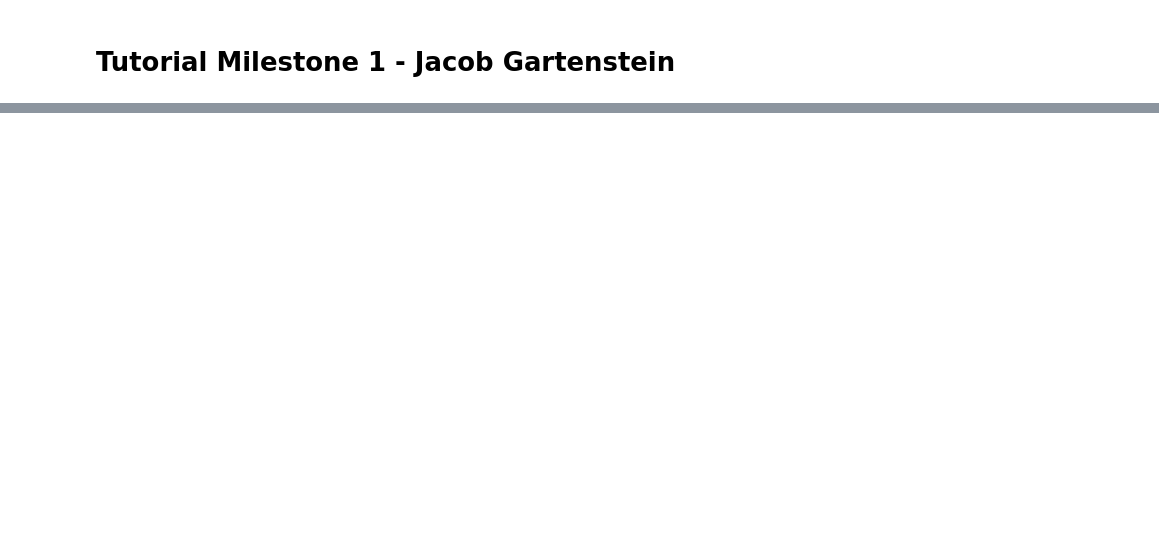
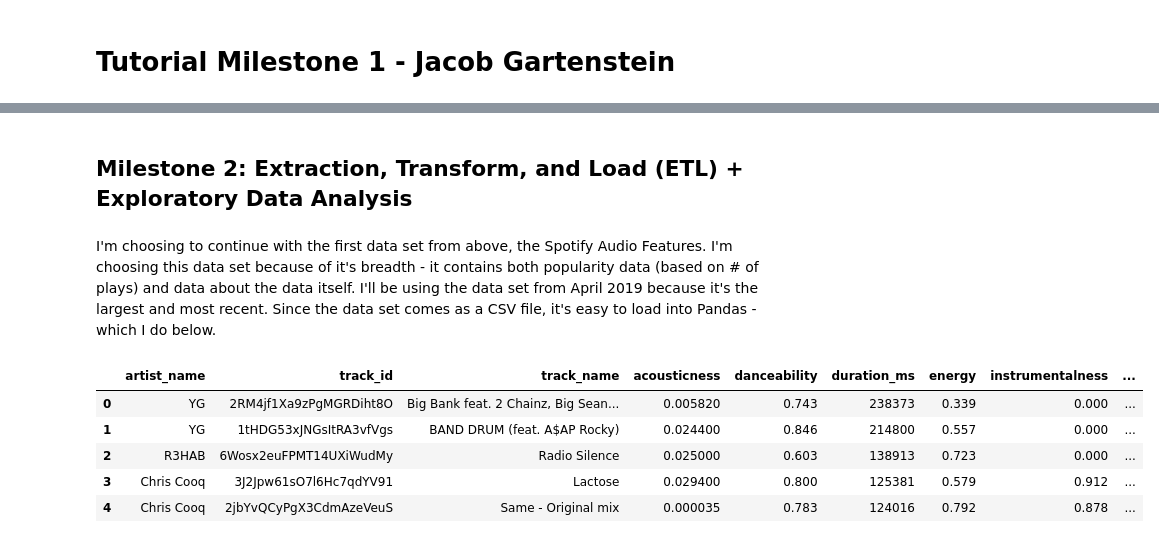
Before and after one commit to jgartens/jgartens.github.io, a Jupyter notebook: milestone1.ipynb, the cells around one changed output, grey strips where cells are left out. Saved outputs shown, nothing was run; the diff lists cells and outputs as text; code cells hidden in the pictures; blank space fills up the shorter version.

```diff
--- a/milestone1.ipynb
+++ b/milestone1.ipynb
@@ -13,0 +19,4 @@ Amazon’s Digital Music Purchase Reviews  --
+# %% [markdown]
+## Milestone 2: Extraction, Transform, and Load (ETL) + Exploratory Data Analysis
+# %% [markdown]
+I'm choosing to continue with the first data set from above, the Spotify Audio Features.  I'm choosing this data set because of it's breadth - it contains both popularity data (based on # of plays) and data about the data itself.  I'll be using the data set from April 2019 because it's the largest and most recent.  Since the data set comes as a CSV file, it's easy to load into Pandas - which I do below.
@@ -13,0 +27,10 @@ Amazon’s Digital Music Purchase Reviews  --
+# %%
+spotify_df = pd.read_csv("./data/SpotifyAudioFeaturesApril2019.csv")
+spotify_df.head()
+# %% [output]
+|  | artist_name | track_id | track_name | acousticness | danceability | duration_ms | energy | instrumentalness | ... |
+| 0 | YG | 2RM4jf1Xa9zPgMGRDiht8O | Big Bank feat. 2 Chainz, Big Sean... | 0.005820 | 0.743 | 238373 | 0.339 | 0.000 | ... |
+| 1 | YG | 1tHDG53xJNGsItRA3vfVgs | BAND DRUM (feat. A$AP Rocky) | 0.024400 | 0.846 | 214800 | 0.557 | 0.000 | ... |
+| 2 | R3HAB | 6Wosx2euFPMT14UXiWudMy | Radio Silence | 0.025000 | 0.603 | 138913 | 0.723 | 0.000 | ... |
+| 3 | Chris Cooq | 3J2Jpw61sO7l6Hc7qdYV91 | Lactose | 0.029400 | 0.800 | 125381 | 0.579 | 0.912 | ... |
+| 4 | Chris Cooq | 2jbYvQCyPgX3CdmAzeVeuS | Same - Original mix | 0.000035 | 0.783 | 124016 | 0.792 | 0.878 | ... |
```
Also changed, not shown: parts of 16 cells of this notebook.
